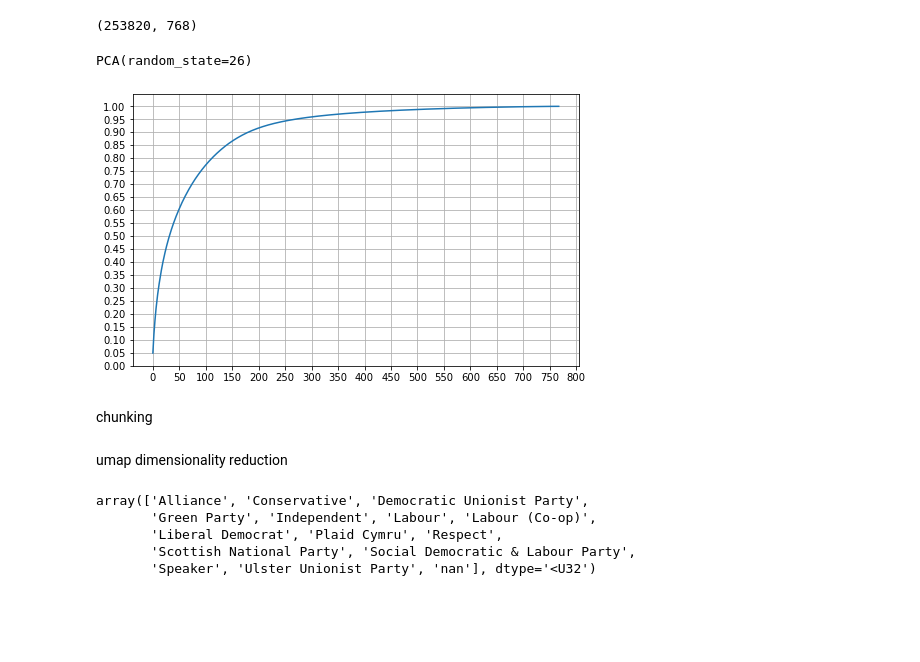
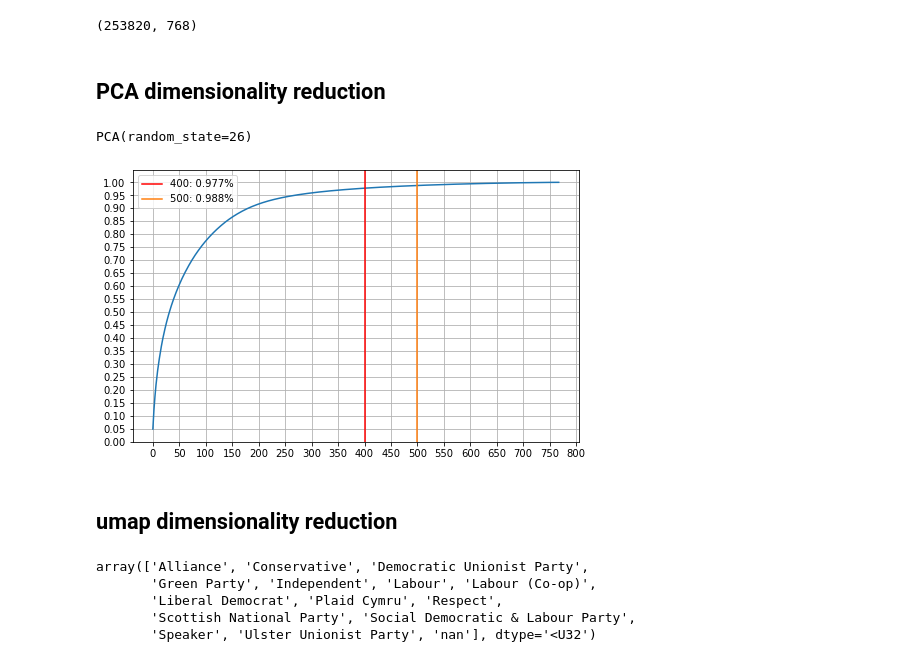
Before and after one commit to bendennes/hansard-nlp, a Jupyter notebook: 4_sentence_embedding.ipynb, the cells around one changed output. Saved outputs shown, nothing was run; the diff lists cells and outputs as text; code cells hidden in the pictures; blank space fills up the shorter version.

```diff
--- a/4_sentence_embedding.ipynb
+++ b/4_sentence_embedding.ipynb
@@ -70,6 +75,8 @@ with open('corpus_embeddings.pkl', 'rb') as f:
 corpus_embeddings.shape
 # %% [output]
 (253820, 768)
+# %% [markdown]
+## PCA dimensionality reduction
 # %%
 from sklearn.decomposition import PCA
 pca = PCA(random_state=26)
@@ -79,13 +86,24 @@ PCA(random_state=26)
 # %%
 evr = pca.explained_variance_ratio_
 cum_evr = [np.sum(evr[:i+1]) for i in range(len(evr))]
+
+
 
 fig, ax = plt.subplots(figsize=(8,5))
 ax.plot(cum_evr)
 ax.grid()
 ax.set_xticks(range(0,801,50))
 ax.set_yticks(np.arange(0,1.05,0.05))
+
+v = 400
+ax.axvline(v, c='r', label=f'{v}: {np.around(cum_evr[v], 3)}%')
+
+v = 500
+ax.axvline(v, c='tab:orange', label=f'{v}: {np.around(cum_evr[v], 3)}%')
+
+ax.legend()
+
 plt.show()
 # %% [output]
-[figure, old version]
+[figure, new version]
 # %%
@@ -92,3 +111 @@ plt.show()
 embeddings = PCA(n_components=400, random_state=26).fit_transform(corpus_embeddings)
-# %% [markdown]
-chunking
@@ -106,5 +112,5 @@ chunking
 # %% [markdown]
-umap dimensionality reduction
+## umap dimensionality reduction
 # %%
 np.unique(parties)
 # %% [output]
```
Also changed, not shown: parts of 31 cells of this notebook.
